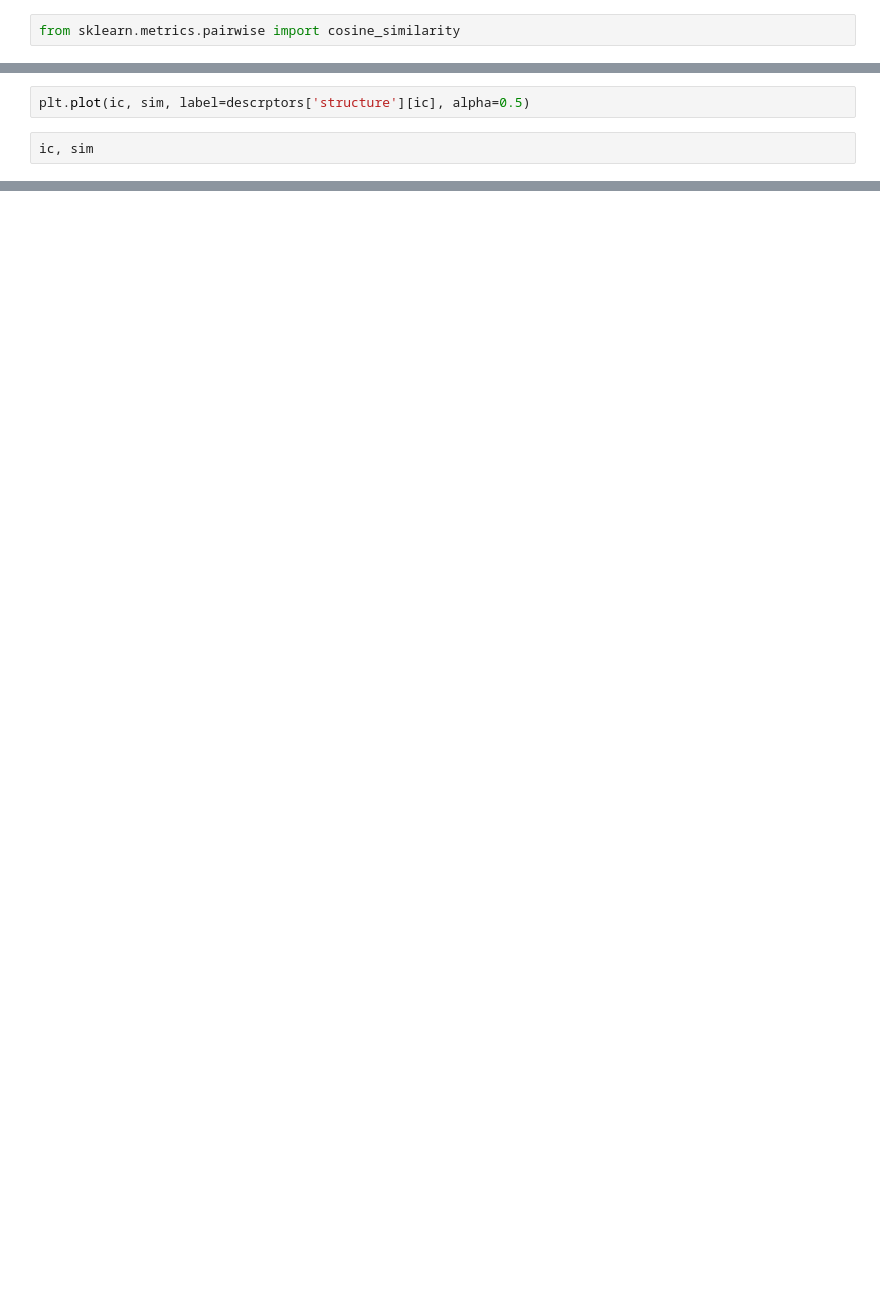
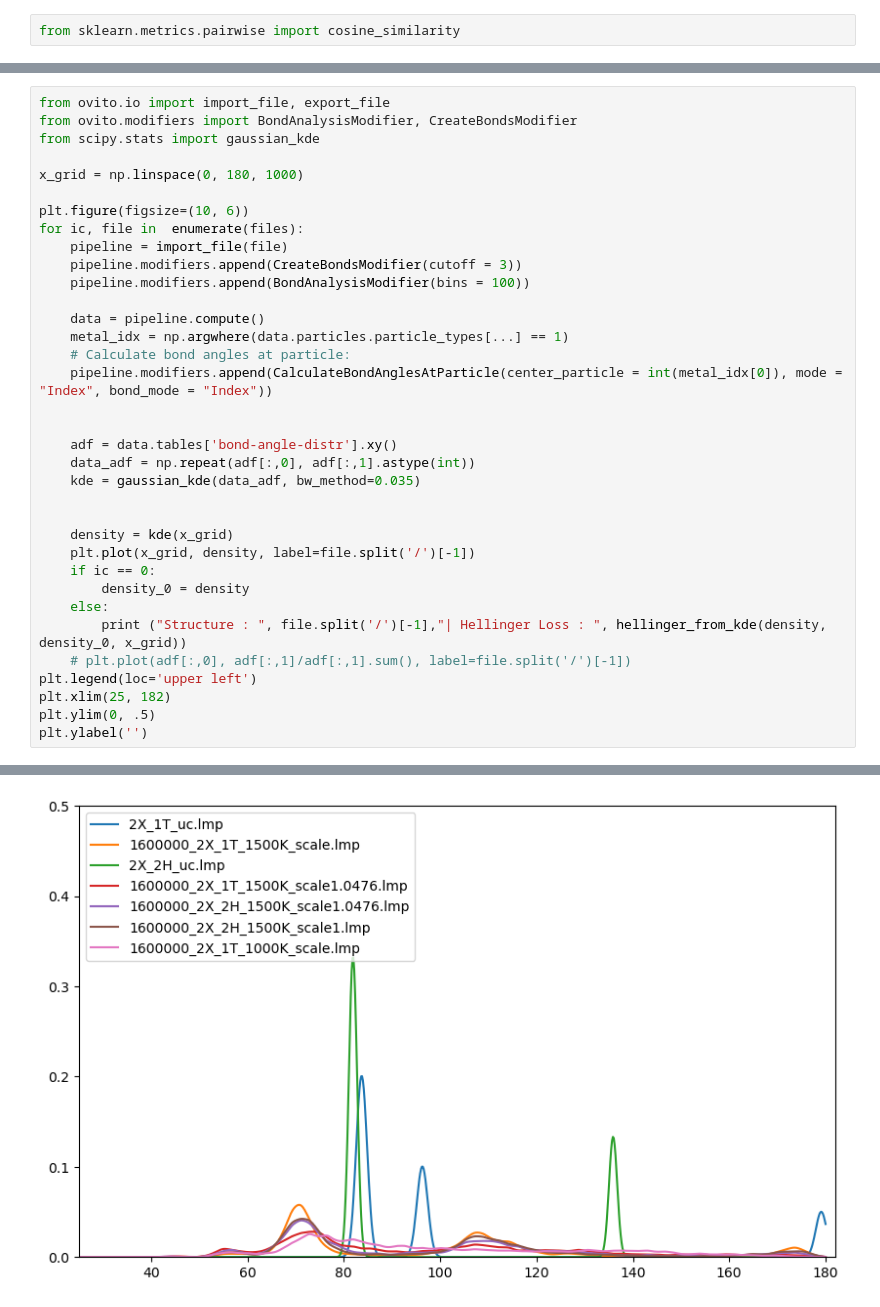
Before and after one commit to BagchiS6/WSe2_Recryst, a Jupyter notebook: structure_descriptor_analysis.ipynb, the cells around one changed output, grey strips where cells are left out. Drawn from its saved outputs; the diff is of its cells as text; blank space fills up the shorter version.

```diff
--- a/structure_descriptor_analysis.ipynb
+++ b/structure_descriptor_analysis.ipynb
@@ -146,4 +270,36 @@ array([[0.99999999]])
-# %%
-plt.plot(ic, sim, label=descrptors['structure'][ic], alpha=0.5)
-# %%
-ic, sim
+# %%
+from ovito.io import import_file, export_file
+from ovito.modifiers import BondAnalysisModifier, CreateBondsModifier
+from scipy.stats import gaussian_kde
+
+x_grid = np.linspace(0, 180, 1000)
+
+plt.figure(figsize=(10, 6))
+for ic, file in  enumerate(files):
+	pipeline = import_file(file)
+	pipeline.modifiers.append(CreateBondsModifier(cutoff = 3))
+	pipeline.modifiers.append(BondAnalysisModifier(bins = 100))
+
+	data = pipeline.compute()
+	metal_idx = np.argwhere(data.particles.particle_types[...] == 1)
+	# Calculate bond angles at particle:
+	pipeline.modifiers.append(CalculateBondAnglesAtParticle(center_particle = int(metal_idx[0]), mode = "Index", bond_mode = "Index"))
+
+
+	adf = data.tables['bond-angle-distr'].xy()
+	data_adf = np.repeat(adf[:,0], adf[:,1].astype(int))
+	kde = gaussian_kde(data_adf, bw_method=0.035)
+
+
+	density = kde(x_grid)
+	plt.plot(x_grid, density, label=file.split('/')[-1])
+	if ic == 0:
+		density_0 = density
+	else:
+		print ("Structure : ", file.split('/')[-1],"| Hellinger Loss : ", hellinger_from_kde(density, density_0, x_grid))
+	# plt.plot(adf[:,0], adf[:,1]/adf[:,1].sum(), label=file.split('/')[-1])
+plt.legend(loc='upper left')
+plt.xlim(25, 182)
+plt.ylim(0, .5)
+plt.ylabel('')
+# %% [output]
@@ -149,0 +313 @@ ic, sim
+[figure, added]
```
Also changed, not shown: parts of 7 cells of this notebook, 3 other files.
